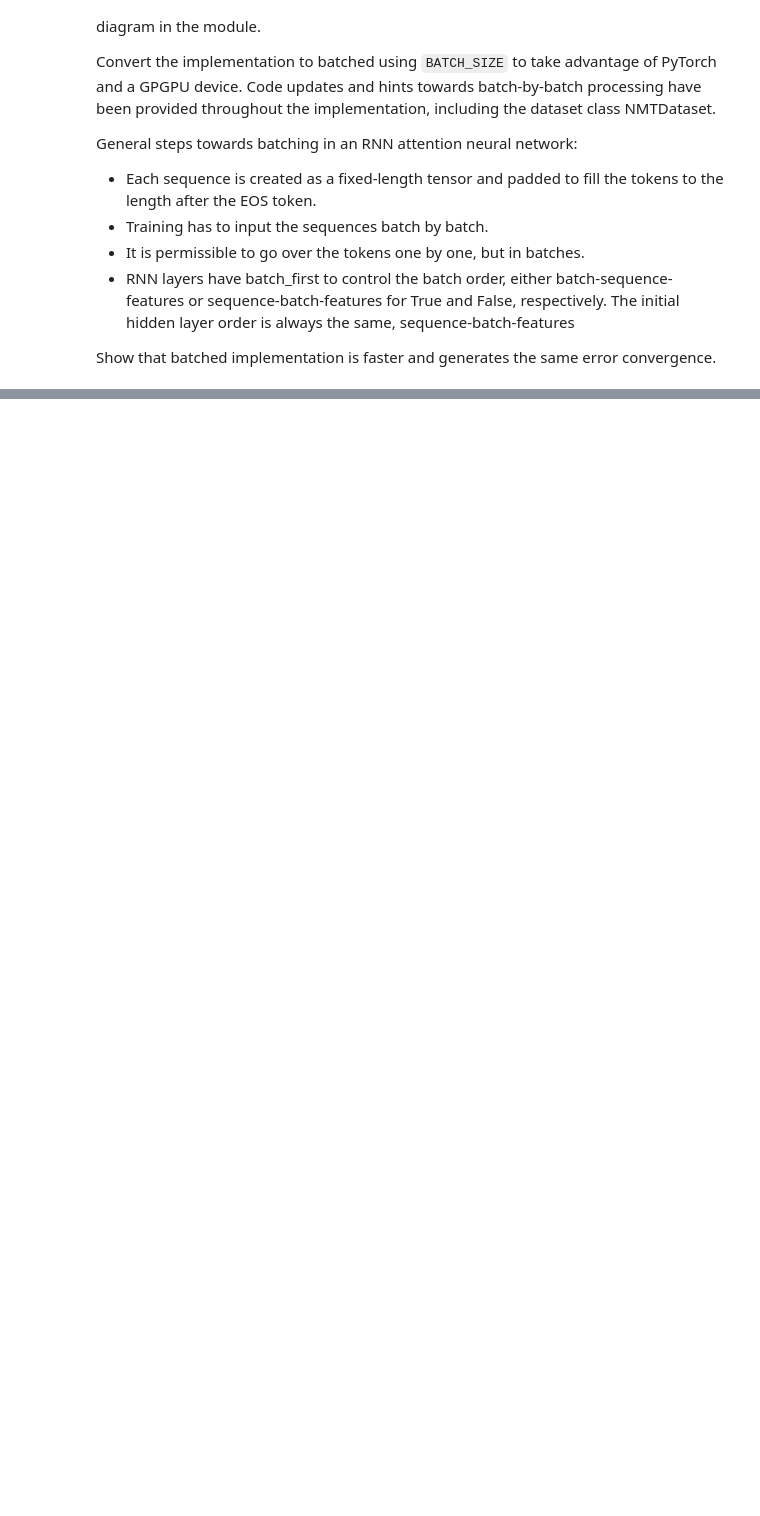
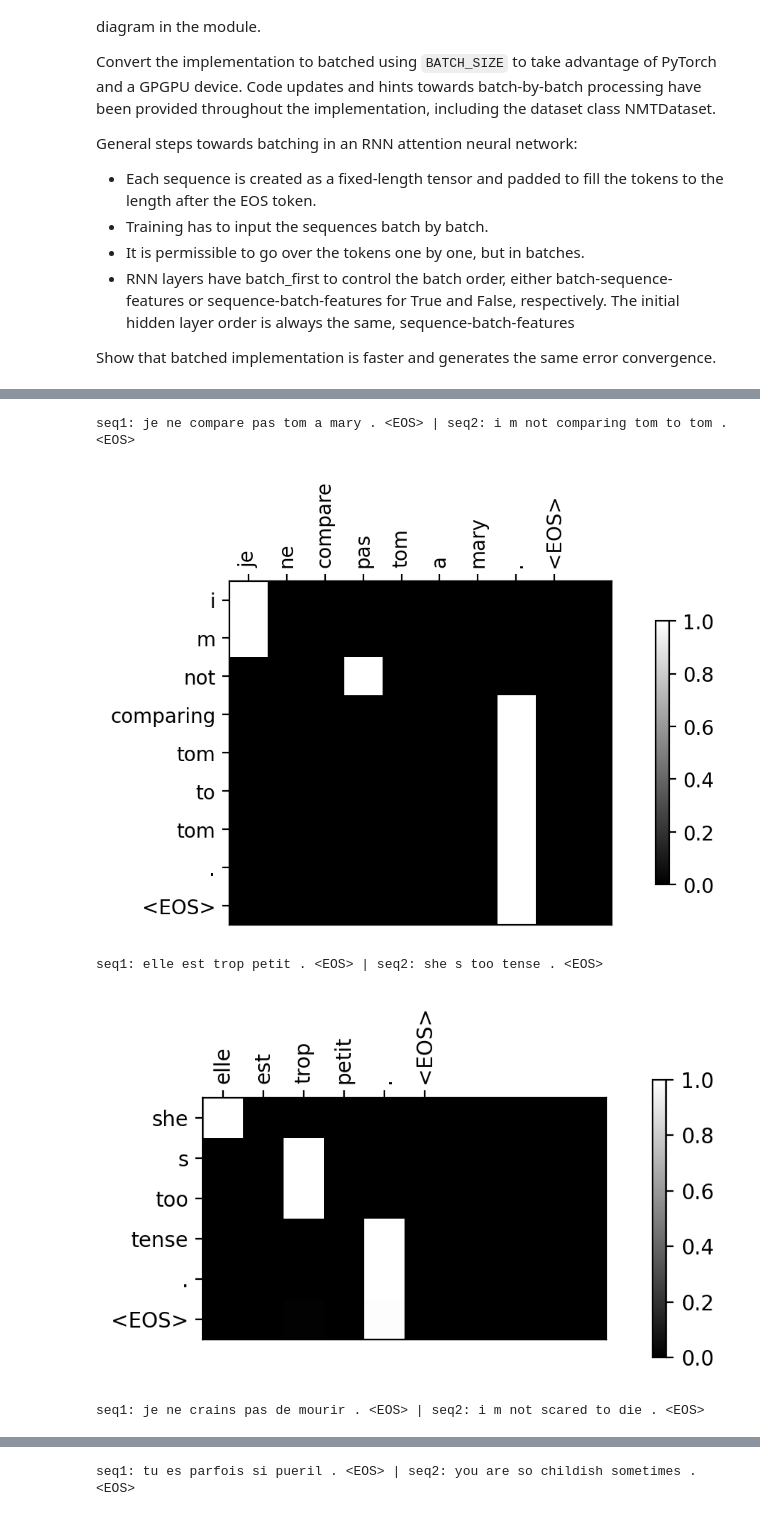
Before and after one commit to evangronberg/batched-attention-mechanism, a Jupyter notebook: Gronberg+Welser+Joshi+LaViale-Assign8.ipynb, the cells around one changed output, grey strips where cells are left out. Drawn from its saved outputs; the diff is of its cells as text; code cells hidden in the pictures; blank space fills up the shorter version.

```diff
--- a/Gronberg+Welser+Joshi+LaViale-Assign8.ipynb
+++ b/Gronberg+Welser+Joshi+LaViale-Assign8.ipynb
@@ -156,5 +196,4 @@ def train(
                     f'Loss: {total_loss / debug_step:3.2f}')
                 sys.stdout.flush()
                 total_loss = 0
-
-train(encoder, decoder, debug_step=1000)
+    return _encoder, _decoder
@@ -160,0 +273,38 @@ train(encoder, decoder, debug_step=1000)
+# %%
+# Create function to plot the attention values between a single pair
+def plot_attention(_seq1, _seq2, _attentions):
+    figure = plt.figure(figsize=(4, 4))
+    ax = figure.add_subplot(111)
+    cax = ax.matshow(_attentions, cmap='gray')
+    figure.colorbar(cax, fraction=0.03, pad=0.1)
+    _seq1 = _seq1.split(' ')
+    _seq2 = _seq2.split(' ')
+    ax.xaxis.tick_top()
+    ax.set_xticks(np.arange(len(_seq1)))
+    ax.set_yticks(np.arange(len(_seq2)))
+    ax.set_xticklabels(_seq1, rotation=90)
+    ax.set_yticklabels(_seq2)
+    plt.show()
+# %%
+# Create a function to translate a sequence and plot the attention values
+def translate_and_plot_attention(
+    _encoder: Encoder, _decoder: Decoder, _seq1
+) -> None:
+    seq2, attentions = translate_sequence(
+        _encoder, _decoder, dataset.sentence_to_sequence(_seq1).to(device))
+    _seq1 += ' <EOS>'
+    seq2 = ' '.join(seq2) + ' <EOS>'
+    print(f'seq1: {_seq1} | seq2: {seq2}')
+    plot_attention(_seq1, seq2, attentions.numpy())
+# %%
+# Translate several sequences and plot their attentions
+translate_and_plot_attention(encoder, decoder, 'je ne compare pas tom a mary .')
+translate_and_plot_attention(encoder, decoder, 'elle est trop petit .')
+translate_and_plot_attention(encoder, decoder, 'je ne crains pas de mourir .')
+translate_and_plot_attention(encoder, decoder, 'tu es parfois si pueril .')
+# %% [output]
+seq1: je ne compare pas tom a mary . <EOS> | seq2: i m not comparing tom to tom . <EOS>
+[figure, added]
+seq1: elle est trop petit . <EOS> | seq2: she s too tense . <EOS>
+[figure, added]
+seq1: je ne crains pas de mourir . <EOS> | seq2: i m not scared to die . <EOS>
@@ -160,0 +312 @@ train(encoder, decoder, debug_step=1000)
+seq1: tu es parfois si pueril . <EOS> | seq2: you are so childish sometimes . <EOS>
```
Also changed, not shown: parts of 10 cells of this notebook.
